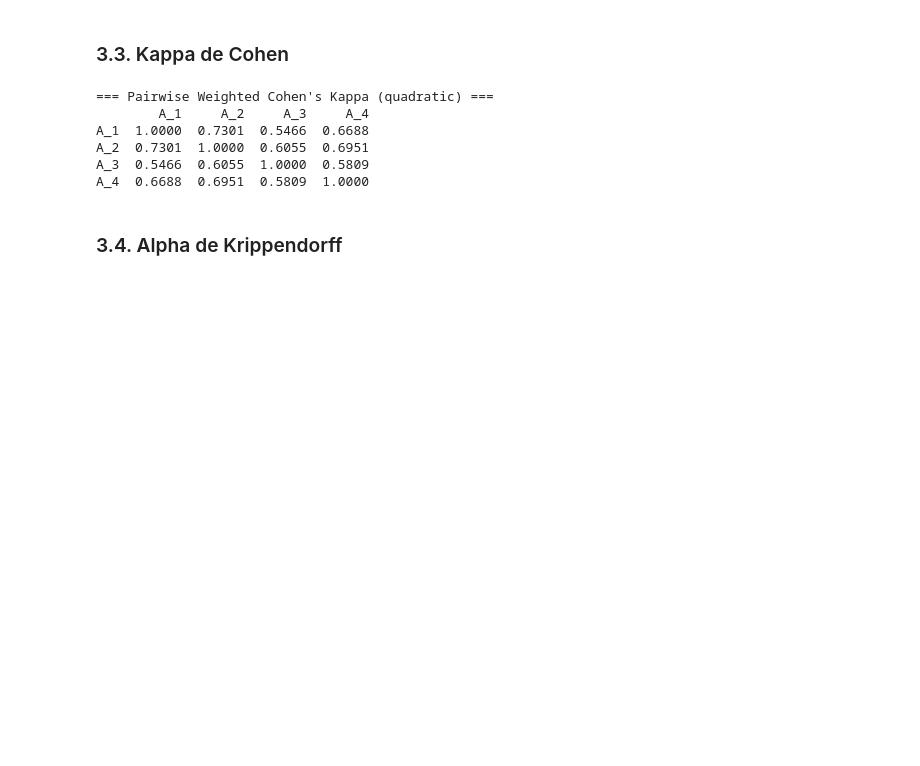
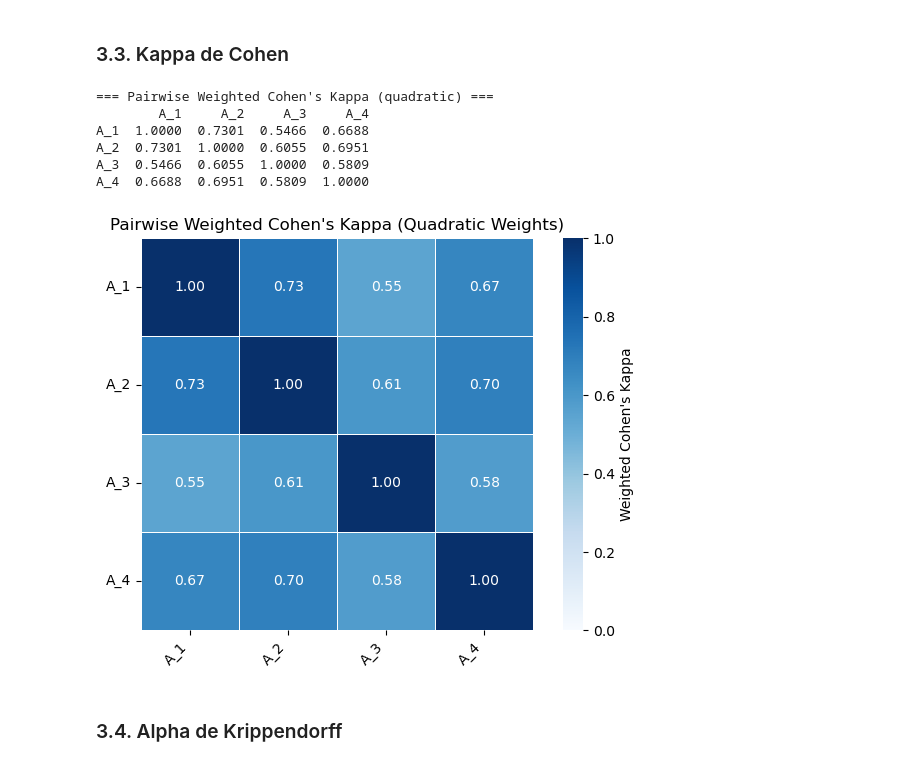
Before and after one commit to carisio/NormasTCU, a Jupyter notebook: 1 - Análise da anotação humana.ipynb, the cells around one changed output. Saved outputs shown, nothing was run; the diff lists cells and outputs as text; code cells hidden in the pictures; blank space fills up the shorter version.

```diff
--- a/1 - Análise da anotação humana.ipynb
+++ b/1 - Análise da anotação humana.ipynb
@@ -367,6 +367,36 @@ A_1  1.0000  0.7301  0.5466  0.6688
 A_2  0.7301  1.0000  0.6055  0.6951
 A_3  0.5466  0.6055  1.0000  0.5809
 A_4  0.6688  0.6951  0.5809  1.0000
+# %%
+import matplotlib.pyplot as plt
+import seaborn as sns
+
+# Garante que os valores são float
+kappa_plot = kappa_matrix.astype(float)
+
+# Cria figura maior (nomes longos precisam de espaço)
+#plt.figure(figsize=(10, 8))
+
+ax = sns.heatmap(
+    kappa_plot,
+    annot=True,
+    fmt=".2f",
+    cmap="Blues",
+    vmin=0,
+    vmax=1,
+    square=True,
+    linewidths=0.5,
+    cbar_kws={"label": "Weighted Cohen's Kappa"}
+)
+
+plt.title("Pairwise Weighted Cohen's Kappa (Quadratic Weights)")
+plt.xticks(rotation=45, ha="right")
+plt.yticks(rotation=0)
+
+plt.tight_layout()
+plt.show()
+# %% [output]
+[figure, added]
 # %% [markdown]
 ### 3.4. Alpha de Krippendorff
 # %%
```
Also changed, not shown: 1 other file.
